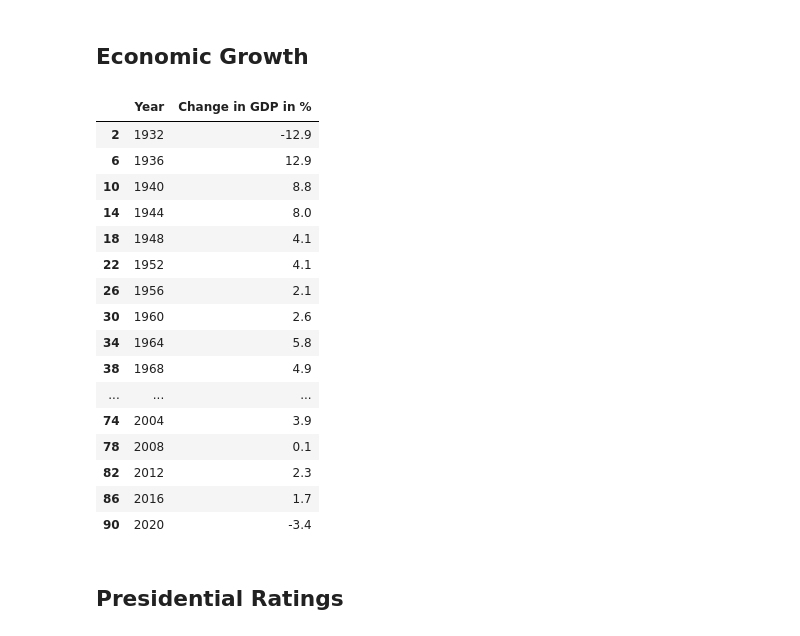
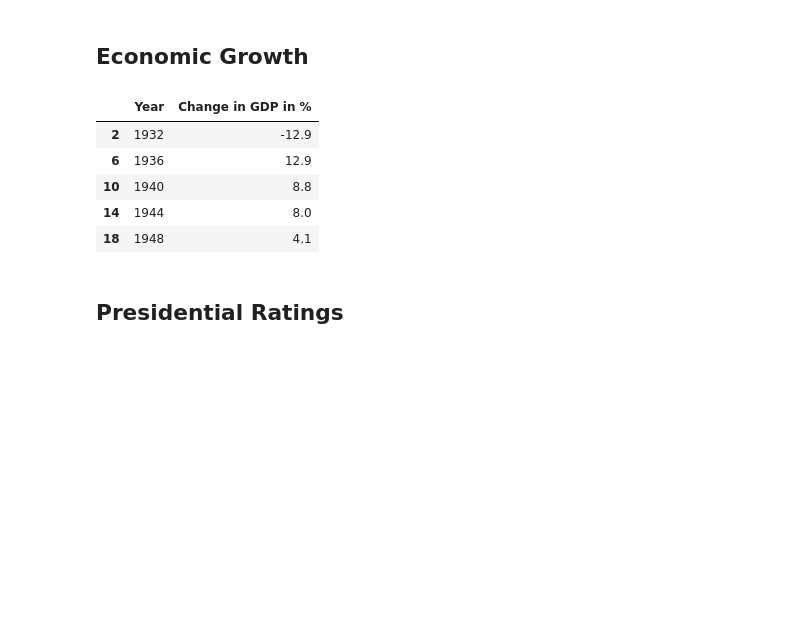
Before and after one commit to coletteyeager/PPOL564_FinalProject, a Jupyter notebook: Data/Data.ipynb, the cells around one changed output. Saved outputs shown, nothing was run; the diff lists cells and outputs as text; code cells hidden in the pictures; blank space fills up the shorter version.

```diff
--- a/Data/Data.ipynb
+++ b/Data/Data.ipynb
@@ -133,32 +119,21 @@ data2 = pd.read_excel("statistic_id996758_annual-gdp-growth-for-the-united-state
 # %%
 # Get necessary columns and fix types
 gdp = data2[4:]
 gdp.reset_index(drop = True, inplace = True)
 gdp.drop(columns = ['Unnamed: 0', 'Unnamed: 3'], axis = 1, inplace = True)
 gdp.rename(columns = {'Unnamed: 1': "Year", "Unnamed: 2": "Change in GDP in %"}, inplace = True)
 gdp = gdp.astype({'Year': int, "Change in GDP in %": float})
 
 # Only look at election years
 gdp = gdp[gdp['Year'] % 4 == 0]
-gdp
+gdp.head()
 # %% [output]
 |  | Year | Change in GDP in % |
 | 2 | 1932 | -12.9 |
 | 6 | 1936 | 12.9 |
 | 10 | 1940 | 8.8 |
 | 14 | 1944 | 8.0 |
 | 18 | 1948 | 4.1 |
-| 22 | 1952 | 4.1 |
-| 26 | 1956 | 2.1 |
-| 30 | 1960 | 2.6 |
-| 34 | 1964 | 5.8 |
-| 38 | 1968 | 4.9 |
-| ... | ... | ... |
-| 74 | 2004 | 3.9 |
-| 78 | 2008 | 0.1 |
-| 82 | 2012 | 2.3 |
-| 86 | 2016 | 1.7 |
-| 90 | 2020 | -3.4 |
 # %% [markdown]
 ## Presidential Ratings
 # %%
```
Also changed, not shown: parts of 13 cells of this notebook.
